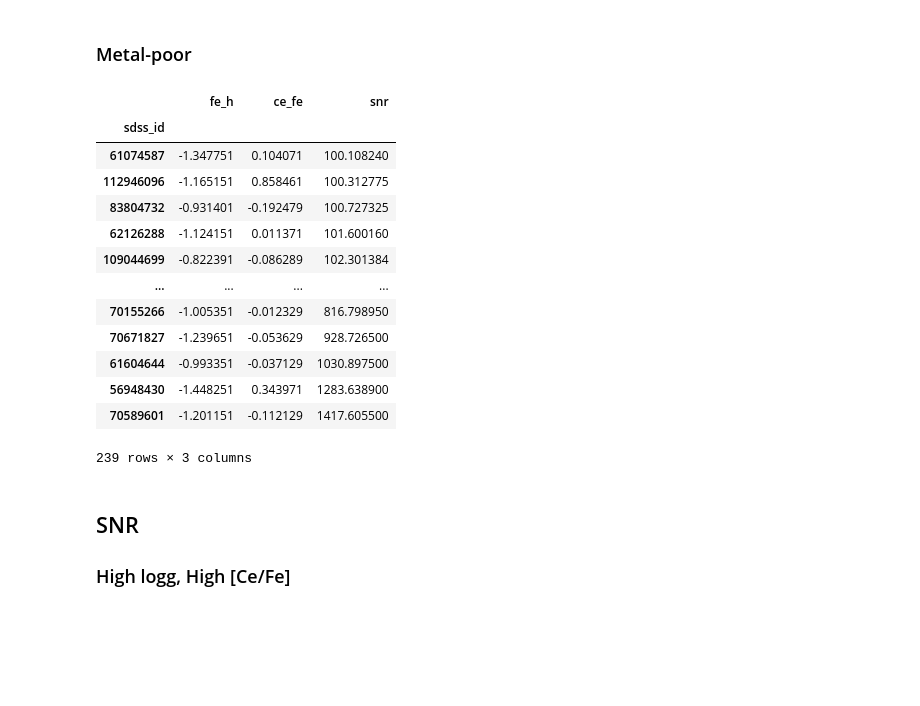
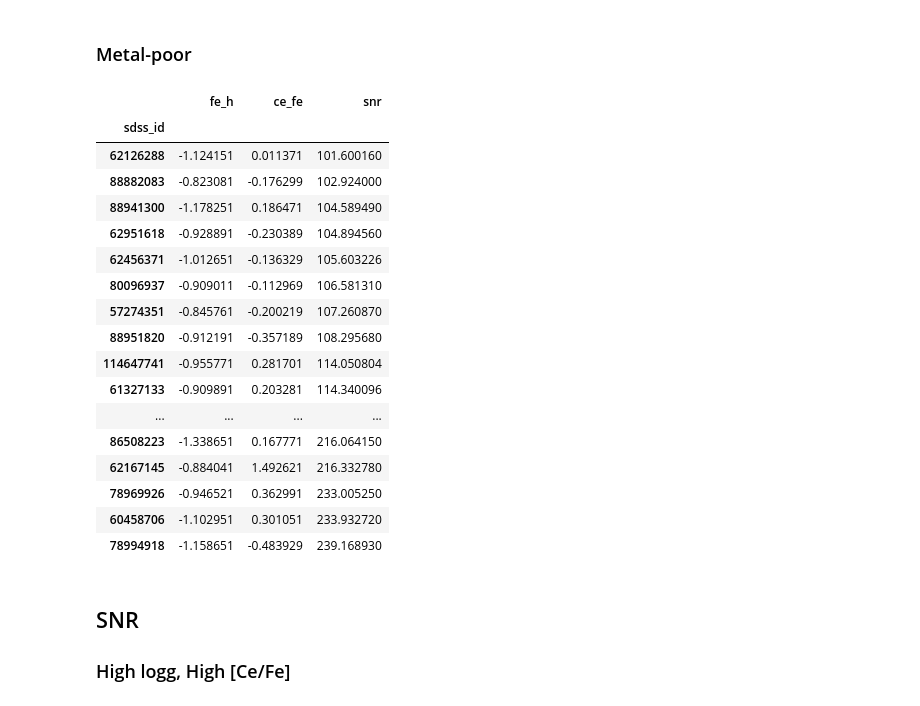
Before and after one commit to lodubay/chemical-clocks, a Jupyter notebook: src/scripts/spectrum_checks.ipynb, the cells around one changed output. Drawn from its saved outputs; the diff is of its cells as text; code cells hidden in the pictures; blank space fills up the shorter version.

```diff
--- a/src/scripts/spectrum_checks.ipynb
+++ b/src/scripts/spectrum_checks.ipynb
@@ -988,29 +986,35 @@ plt.show()
 # %%
 metal_poor_sample = mwm_sample[
     # (mwm_sample['fe_h'] >= -0.55) &
     (mwm_sample['fe_h'] < -0.8) &
     # (mwm_sample['mg_fe'] >= 0.0) &
     # (mwm_sample['mg_fe'] < 0.1) &
     (mwm_sample['logg'] >= 1.9) &
-    (mwm_sample['logg'] < 2.1)
+    (mwm_sample['logg'] < 2.1) &
+    (mwm_sample['apred'] == '1.3') &
+    (mwm_sample['snr'] < 250)
 ]
 metal_poor_sample.sort_values('snr', inplace=True)
 metal_poor_sample[['fe_h', 'ce_fe', 'snr']]
 # %% [output]
 |  | fe_h | ce_fe | snr |
 | sdss_id |  |  |  |
-| 61074587 | -1.347751 | 0.104071 | 100.108240 |
-| 112946096 | -1.165151 | 0.858461 | 100.312775 |
-| 83804732 | -0.931401 | -0.192479 | 100.727325 |
 | 62126288 | -1.124151 | 0.011371 | 101.600160 |
-| 109044699 | -0.822391 | -0.086289 | 102.301384 |
+| 88882083 | -0.823081 | -0.176299 | 102.924000 |
+| 88941300 | -1.178251 | 0.186471 | 104.589490 |
+| 62951618 | -0.928891 | -0.230389 | 104.894560 |
+| 62456371 | -1.012651 | -0.136329 | 105.603226 |
+| 80096937 | -0.909011 | -0.112969 | 106.581310 |
+| 57274351 | -0.845761 | -0.200219 | 107.260870 |
+| 88951820 | -0.912191 | -0.357189 | 108.295680 |
+| 114647741 | -0.955771 | 0.281701 | 114.050804 |
+| 61327133 | -0.909891 | 0.203281 | 114.340096 |
 | ... | ... | ... | ... |
-| 70155266 | -1.005351 | -0.012329 | 816.798950 |
-| 70671827 | -1.239651 | -0.053629 | 928.726500 |
-| 61604644 | -0.993351 | -0.037129 | 1030.897500 |
-| 56948430 | -1.448251 | 0.343971 | 1283.638900 |
-| 70589601 | -1.201151 | -0.112129 | 1417.605500 |
+| 86508223 | -1.338651 | 0.167771 | 216.064150 |
+| 62167145 | -0.884041 | 1.492621 | 216.332780 |
+| 78969926 | -0.946521 | 0.362991 | 233.005250 |
+| 60458706 | -1.102951 | 0.301051 | 233.932720 |
+| 78994918 | -1.158651 | -0.483929 | 239.168930 |
-239 rows × 3 columns
 # %% [markdown]
 ## SNR
 
```
Also changed, not shown: parts of 5 cells of this notebook, 4 other files.
